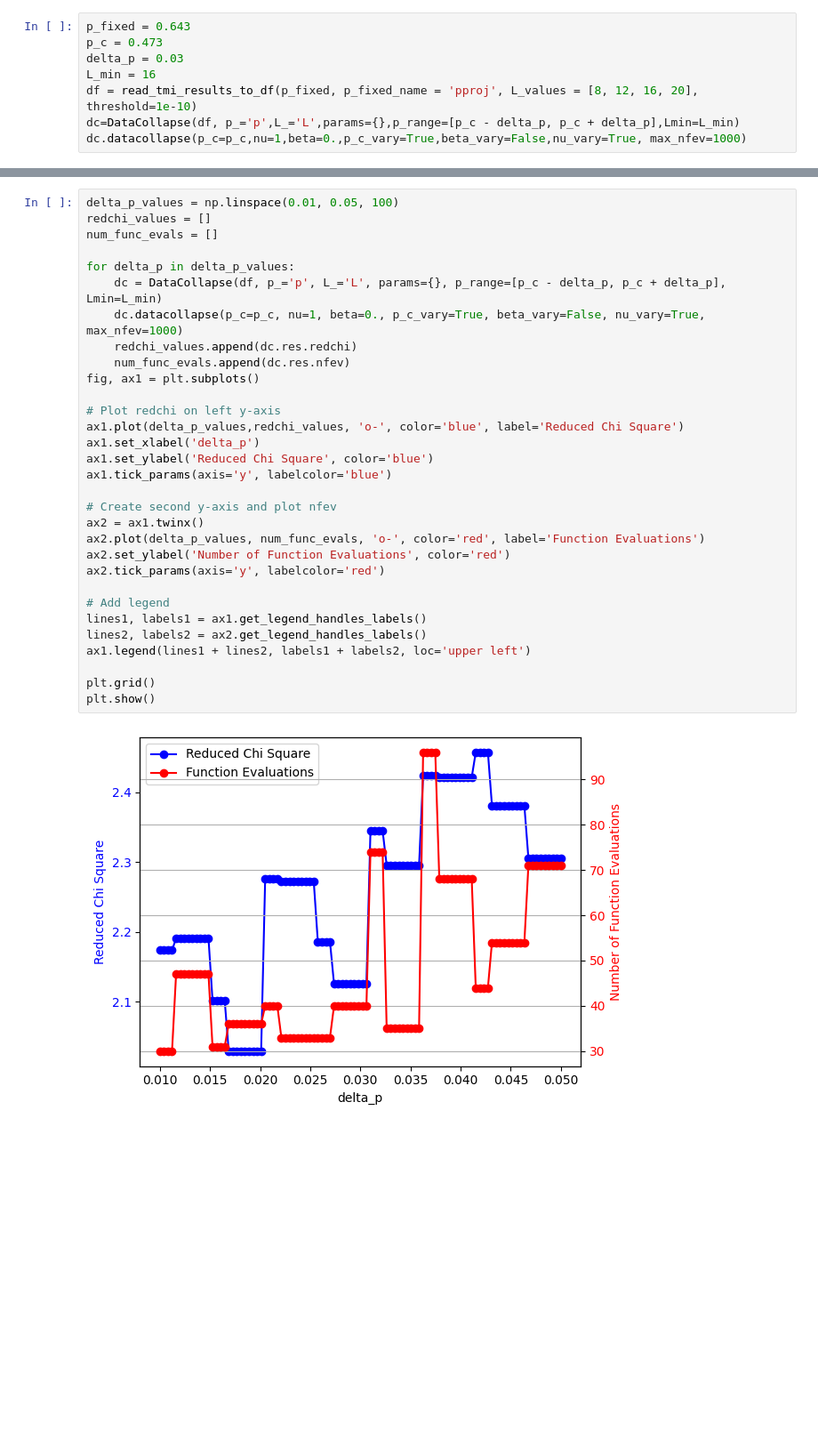
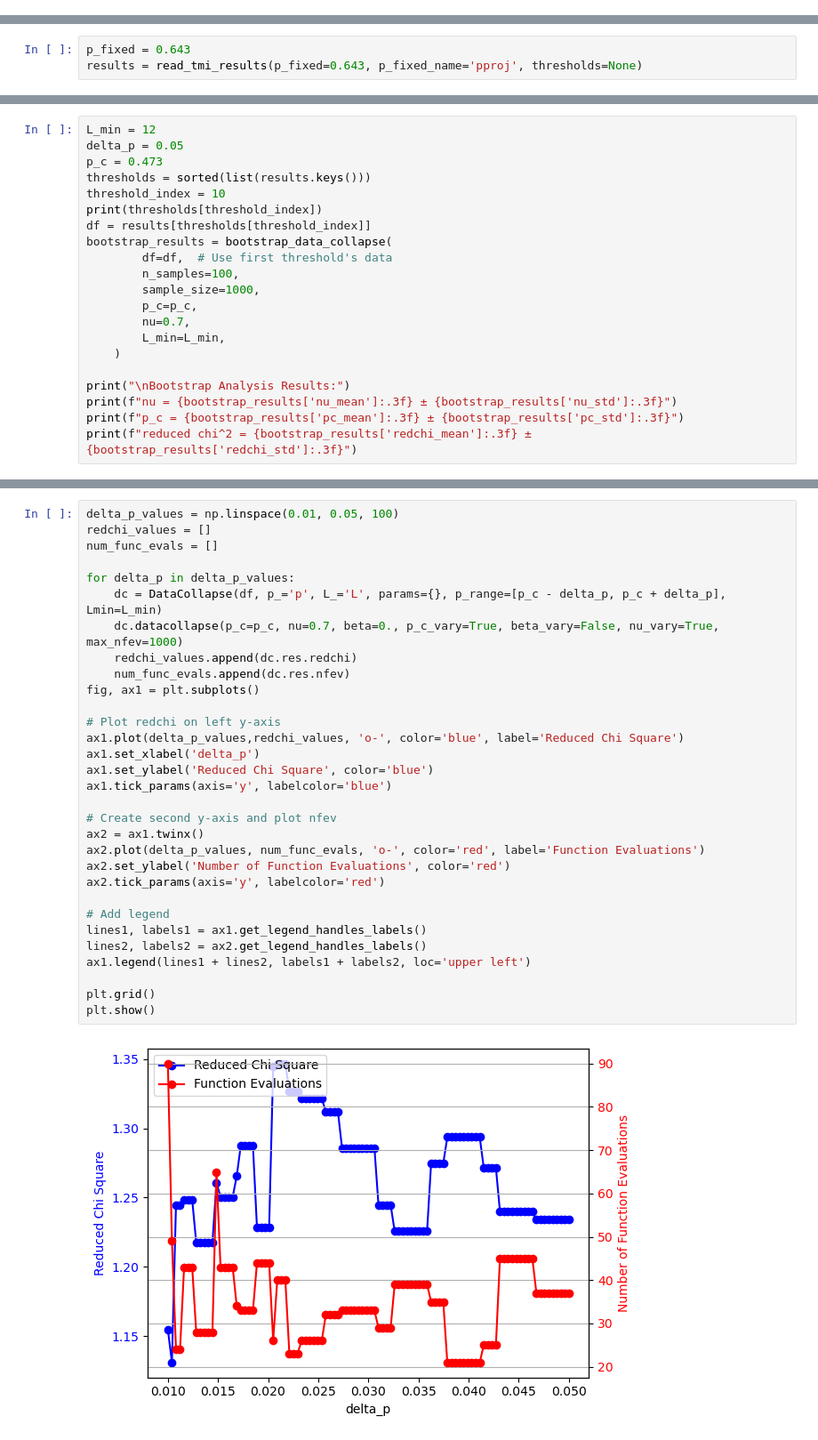
Before and after one commit to youtao1999/CT_toy, a Jupyter notebook: sandbox.ipynb, the cells around one changed output, grey strips where cells are left out. Shown at 89% size. Cells and saved outputs as stored; diff of their text form; blank space fills up the shorter version.

```diff
--- a/sandbox.ipynb
+++ b/sandbox.ipynb
@@ -111,8 +10,0 @@ def read_tmi_results_to_df(p_fixed, p_fixed_name, L_values=None, n=0, threshold=
-# %%
-p_fixed = 0.643
-p_c = 0.473
-delta_p = 0.03
-L_min = 16
-df = read_tmi_results_to_df(p_fixed, p_fixed_name = 'pproj', L_values = [8, 12, 16, 20], threshold=1e-10)
-dc=DataCollapse(df, p_='p',L_='L',params={},p_range=[p_c - delta_p, p_c + delta_p],Lmin=L_min)
-dc.datacollapse(p_c=p_c,nu=1,beta=0.,p_c_vary=True,beta_vary=False,nu_vary=True, max_nfev=1000)
@@ -142,0 +11,3 @@ dc.plot_data_collapse()
+# %%
+p_fixed = 0.643
+results = read_tmi_results(p_fixed=0.643, p_fixed_name='pproj', thresholds=None)
@@ -142,0 +32,21 @@ dc.plot_data_collapse()
+# %%
+L_min = 12
+delta_p = 0.05
+p_c = 0.473
+thresholds = sorted(list(results.keys()))
+threshold_index = 10
+print(thresholds[threshold_index])
+df = results[thresholds[threshold_index]]
+bootstrap_results = bootstrap_data_collapse(
+        df=df,  # Use first threshold's data
+        n_samples=100,
+        sample_size=1000,
+        p_c=p_c,
+        nu=0.7,
+        L_min=L_min,
+    )
+
+print("\nBootstrap Analysis Results:")
+print(f"nu = {bootstrap_results['nu_mean']:.3f} ± {bootstrap_results['nu_std']:.3f}")
+print(f"p_c = {bootstrap_results['pc_mean']:.3f} ± {bootstrap_results['pc_std']:.3f}")
+print(f"reduced chi^2 = {bootstrap_results['redchi_mean']:.3f} ± {bootstrap_results['redchi_std']:.3f}")
@@ -144,35 +114,35 @@ dc.plot_data_collapse()
 delta_p_values = np.linspace(0.01, 0.05, 100)
 redchi_values = []
 num_func_evals = []
 
 for delta_p in delta_p_values:
     dc = DataCollapse(df, p_='p', L_='L', params={}, p_range=[p_c - delta_p, p_c + delta_p], Lmin=L_min)
-    dc.datacollapse(p_c=p_c, nu=1, beta=0., p_c_vary=True, beta_vary=False, nu_vary=True, max_nfev=1000)
+    dc.datacollapse(p_c=p_c, nu=0.7, beta=0., p_c_vary=True, beta_vary=False, nu_vary=True, max_nfev=1000)
     redchi_values.append(dc.res.redchi)
     num_func_evals.append(dc.res.nfev)
 fig, ax1 = plt.subplots()
 
 # Plot redchi on left y-axis
 ax1.plot(delta_p_values,redchi_values, 'o-', color='blue', label='Reduced Chi Square')
 ax1.set_xlabel('delta_p')
 ax1.set_ylabel('Reduced Chi Square', color='blue')
 ax1.tick_params(axis='y', labelcolor='blue')
 
 # Create second y-axis and plot nfev
 ax2 = ax1.twinx()
 ax2.plot(delta_p_values, num_func_evals, 'o-', color='red', label='Function Evaluations')
 ax2.set_ylabel('Number of Function Evaluations', color='red')
 ax2.tick_params(axis='y', labelcolor='red')
 
 # Add legend
 lines1, labels1 = ax1.get_legend_handles_labels()
 lines2, labels2 = ax2.get_legend_handles_labels()
 ax1.legend(lines1 + lines2, labels1 + labels2, loc='upper left')
 
 plt.grid()
 plt.show()
 # %% [output]
-[figure, old version]
+[figure, new version]
 # %%
 # Extract nu values and number of points for different delta_p
 nu_values = []
```
Also changed, not shown: parts of 22 cells of this notebook, 4 other files.
